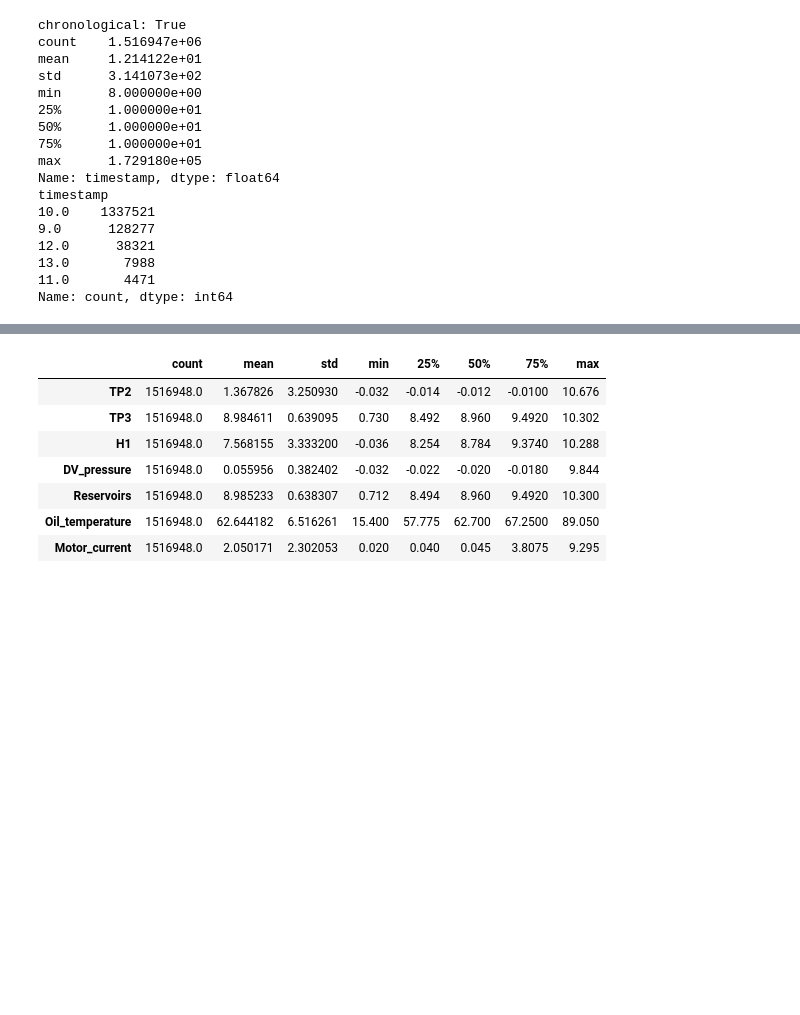
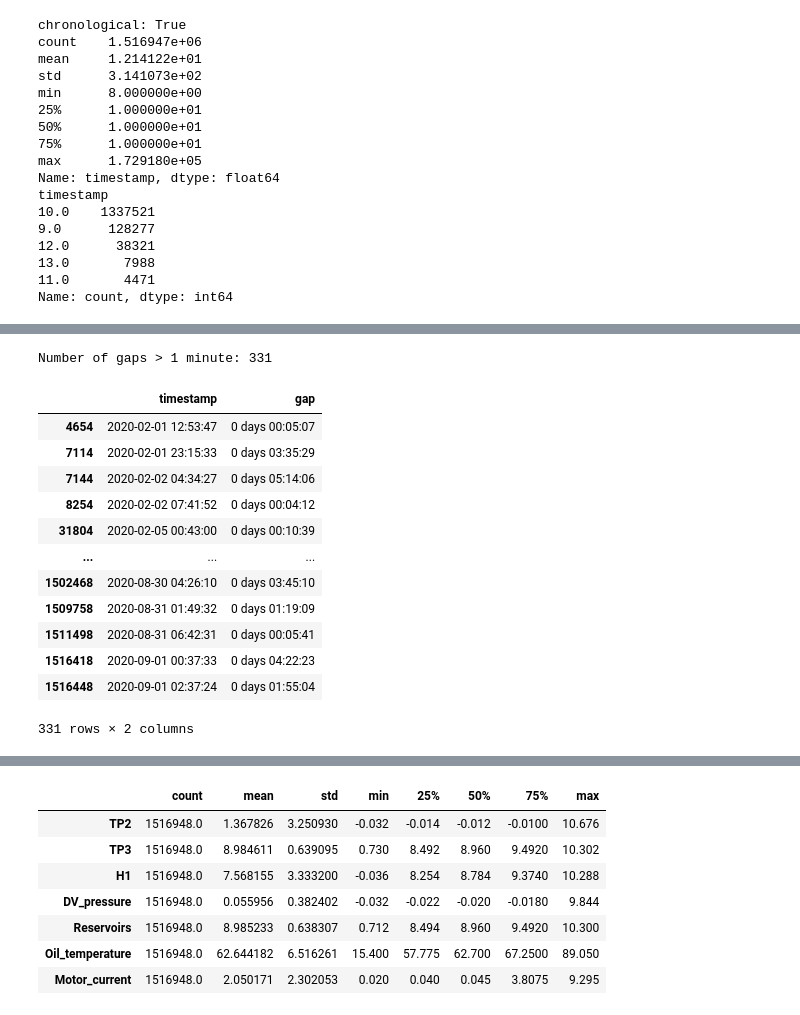
Before and after one commit to shashikawka/268452H-CS5998-Capstone-Project, a Jupyter notebook: 01_data_understanding_and_eda.ipynb, the cells around one changed output, grey strips where cells are left out. Cells and saved outputs as stored; diff of their text form; code cells hidden in the pictures; blank space fills up the shorter version.

```diff
--- a/01_data_understanding_and_eda.ipynb
+++ b/01_data_understanding_and_eda.ipynb
@@ -128,0 +191,4 @@ Name: count, dtype: int64
+# %%
+time_diff = df['timestamp'].diff()
+
+print(time_diff.value_counts().head(15))
@@ -128,0 +213,21 @@ Name: count, dtype: int64
+# %%
+large_gaps = df.loc[time_diff > pd.Timedelta(minutes=1), ['timestamp']].copy()
+large_gaps['gap'] = time_diff[time_diff > pd.Timedelta(minutes=1)]
+
+print("Number of gaps > 1 minute:", len(large_gaps))
+display(large_gaps)
+# %% [output]
+Number of gaps > 1 minute: 331
+|  | timestamp | gap |
+| 4654 | 2020-02-01 12:53:47 | 0 days 00:05:07 |
+| 7114 | 2020-02-01 23:15:33 | 0 days 03:35:29 |
+| 7144 | 2020-02-02 04:34:27 | 0 days 05:14:06 |
+| 8254 | 2020-02-02 07:41:52 | 0 days 00:04:12 |
+| 31804 | 2020-02-05 00:43:00 | 0 days 00:10:39 |
+| ... | ... | ... |
+| 1502468 | 2020-08-30 04:26:10 | 0 days 03:45:10 |
+| 1509758 | 2020-08-31 01:49:32 | 0 days 01:19:09 |
+| 1511498 | 2020-08-31 06:42:31 | 0 days 00:05:41 |
+| 1516418 | 2020-09-01 00:37:33 | 0 days 04:22:23 |
+| 1516448 | 2020-09-01 02:37:24 | 0 days 01:55:04 |
+331 rows × 2 columns
```
Also changed, not shown: parts of 22 cells of this notebook.
